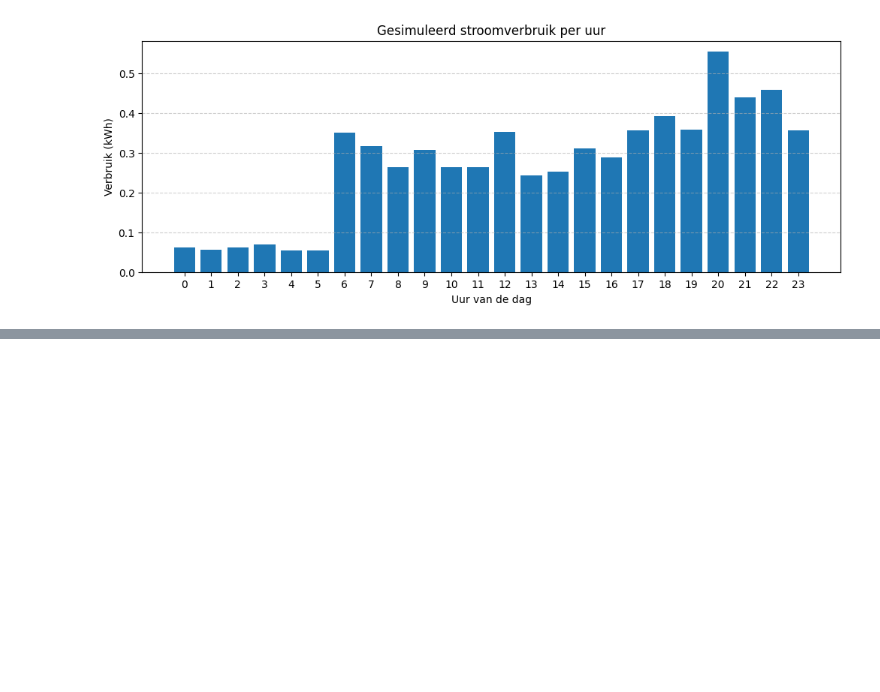
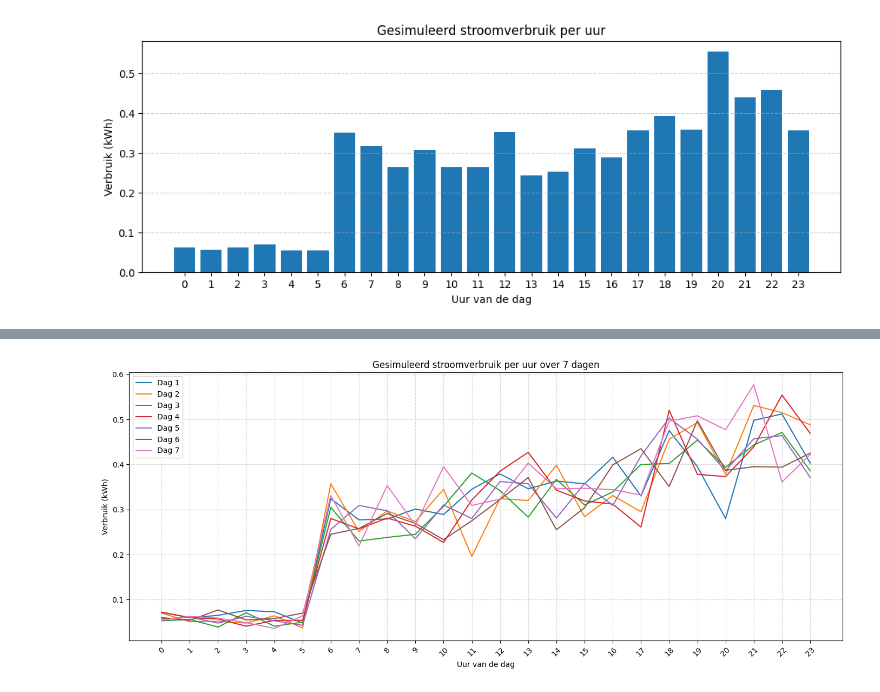
Before and after one commit to BJHeemskerk/P2P-microgrid-simulation, a Jupyter notebook: energie_consumptie_N.ipynb, the cells around one changed output, grey strips where cells are left out. Drawn from its saved outputs; the diff is of its cells as text; code cells hidden in the pictures; blank space fills up the shorter version.

```diff
--- a/energie_consumptie_N.ipynb
+++ b/energie_consumptie_N.ipynb
@@ -99,0 +177,21 @@ Totaal verbruik: 6.48 kWh
+# %%
+import matplotlib.pyplot as plt
+
+# Visualisatie
+plt.figure(figsize=(14, 6))
+
+for i, row in df.iterrows():
+    uren = [f'{h}' for h in range(24)]
+    waarden = [row[uur] for uur in uren]
+    plt.plot(range(24), waarden, label=f'Dag {int(row["dag"])}')
+
+plt.xticks(range(24), uren, rotation=45)
+plt.xlabel("Uur van de dag")
+plt.ylabel("Verbruik (kWh)")
+plt.title(f"Gesimuleerd stroomverbruik per uur over {dagen} dagen")
+plt.legend()
+plt.grid(True, linestyle='--', alpha=0.5)
+plt.tight_layout()
+plt.show()
+# %% [output]
+[figure, added]
```
Also changed, not shown: parts of 3 cells of this notebook, 1 other file.
